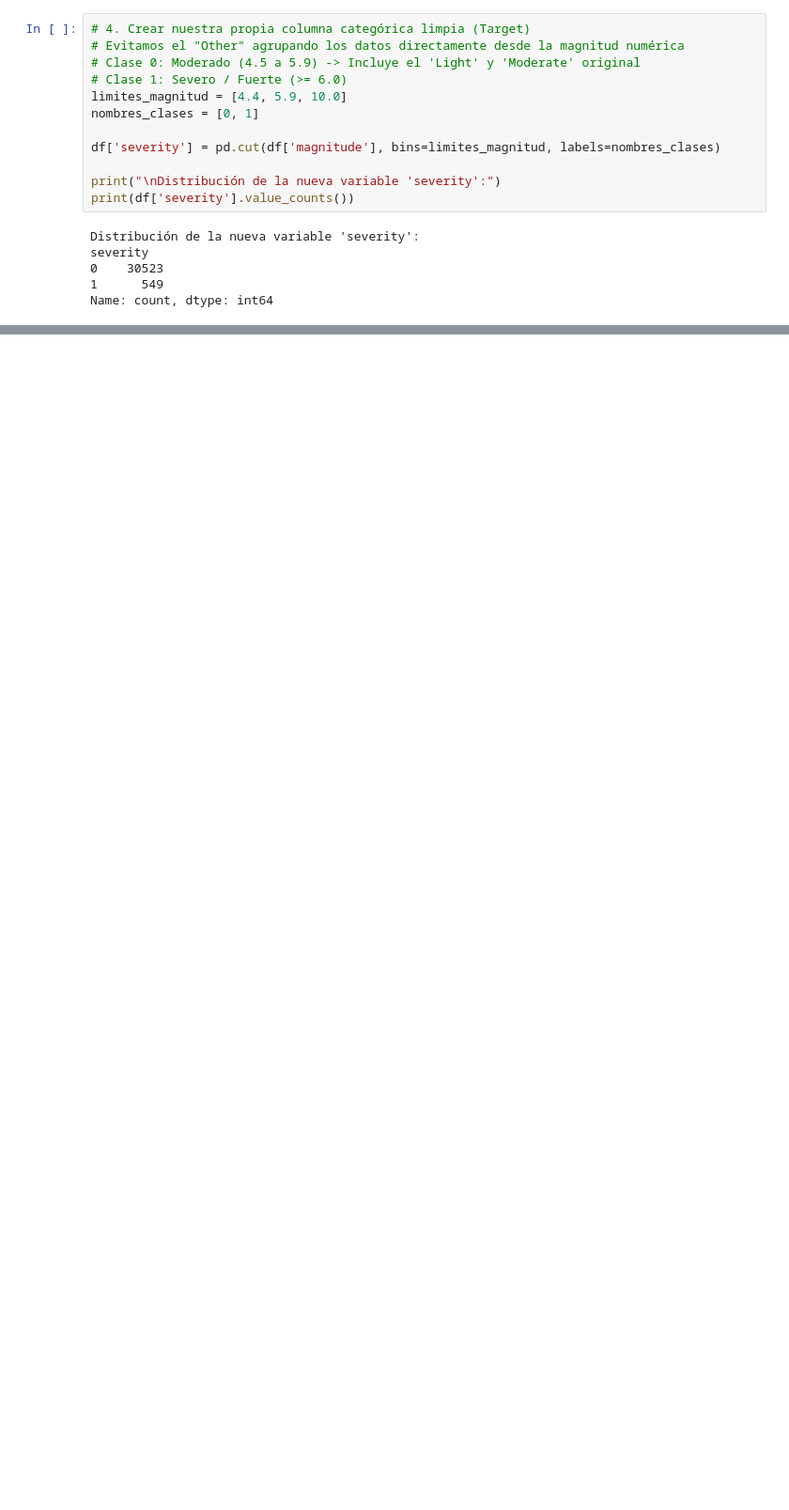
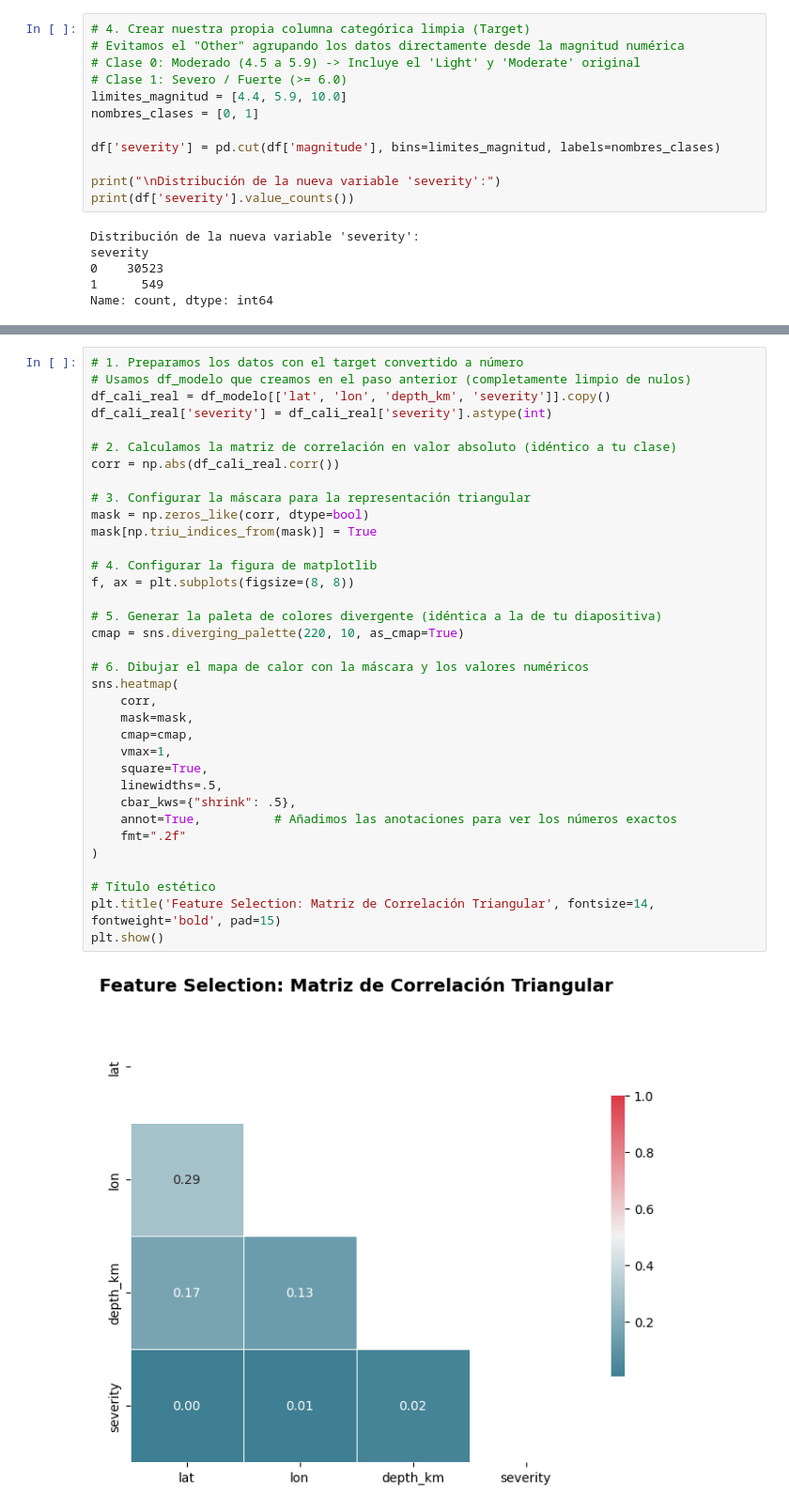
Before and after one commit to nailaikhenazenni-afk/proyectoml_terremotos, a Jupyter notebook: proyectoml_terremotos.ipynb, the cells around one changed output, grey strips where cells are left out. Shown at 94% size. Drawn from its saved outputs; the diff is of its cells as text; blank space fills up the shorter version.

```diff
--- a/proyectoml_terremotos.ipynb
+++ b/proyectoml_terremotos.ipynb
@@ -199,0 +470,37 @@ X = df[['lat', 'lon', 'depth_km']]
+# %%
+# 1. Preparamos los datos con el target convertido a número
+# Usamos df_modelo que creamos en el paso anterior (completamente limpio de nulos)
+df_cali_real = df_modelo[['lat', 'lon', 'depth_km', 'severity']].copy()
+df_cali_real['severity'] = df_cali_real['severity'].astype(int)
+
+# 2. Calculamos la matriz de correlación en valor absoluto (idéntico a tu clase)
+corr = np.abs(df_cali_real.corr())
+
+# 3. Configurar la máscara para la representación triangular
+mask = np.zeros_like(corr, dtype=bool)
+mask[np.triu_indices_from(mask)] = True
+
+# 4. Configurar la figura de matplotlib
+f, ax = plt.subplots(figsize=(8, 8))
+
+# 5. Generar la paleta de colores divergente (idéntica a la de tu diapositiva)
+cmap = sns.diverging_palette(220, 10, as_cmap=True)
+
+# 6. Dibujar el mapa de calor con la máscara y los valores numéricos
+sns.heatmap(
+    corr,
+    mask=mask,
+    cmap=cmap,
+    vmax=1,
+    square=True,
+    linewidths=.5,
+    cbar_kws={"shrink": .5},
+    annot=True,          # Añadimos las anotaciones para ver los números exactos
+    fmt=".2f"
+)
+
+# Título estético
+plt.title('Feature Selection: Matriz de Correlación Triangular', fontsize=14, fontweight='bold', pad=15)
+plt.show()
+# %% [output]
+[figure, added]
```
Also changed, not shown: parts of 83 cells of this notebook, 2 other files.
